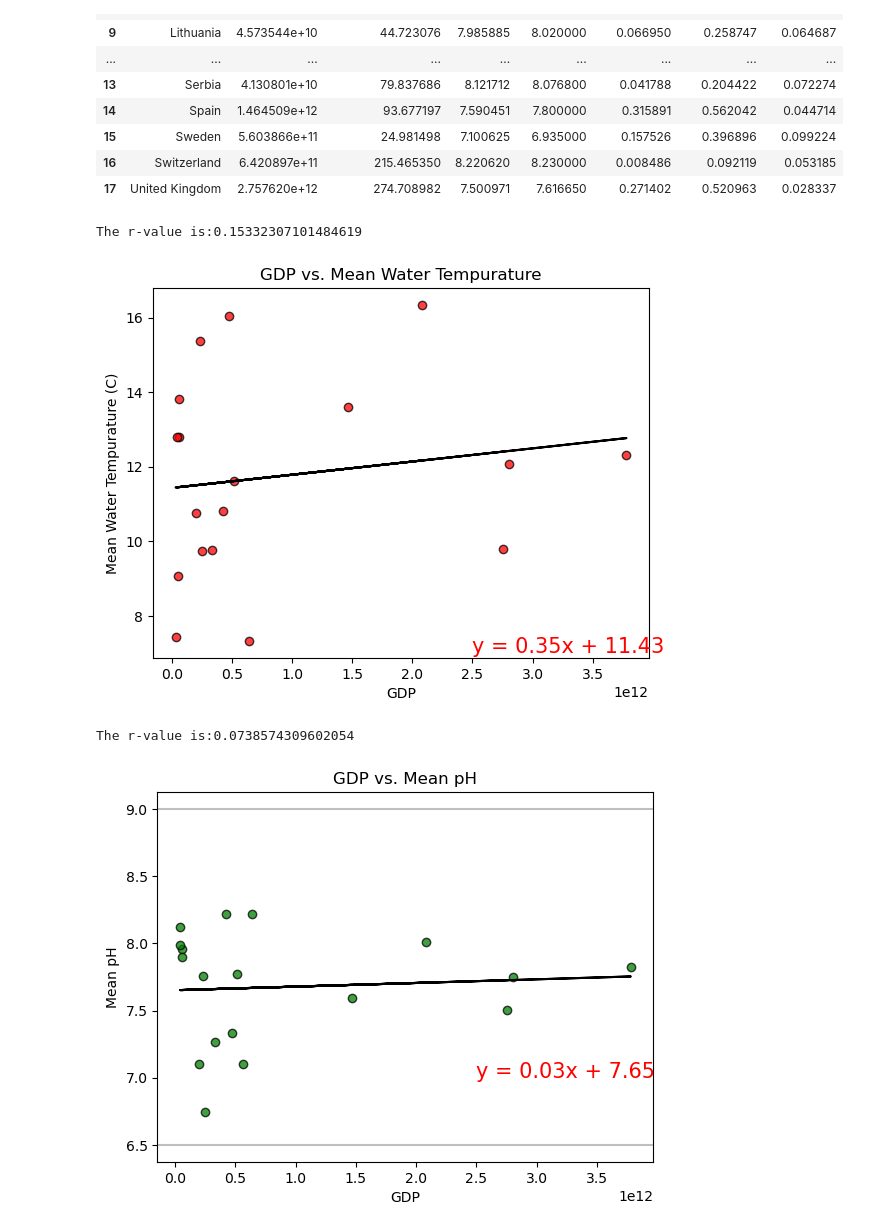
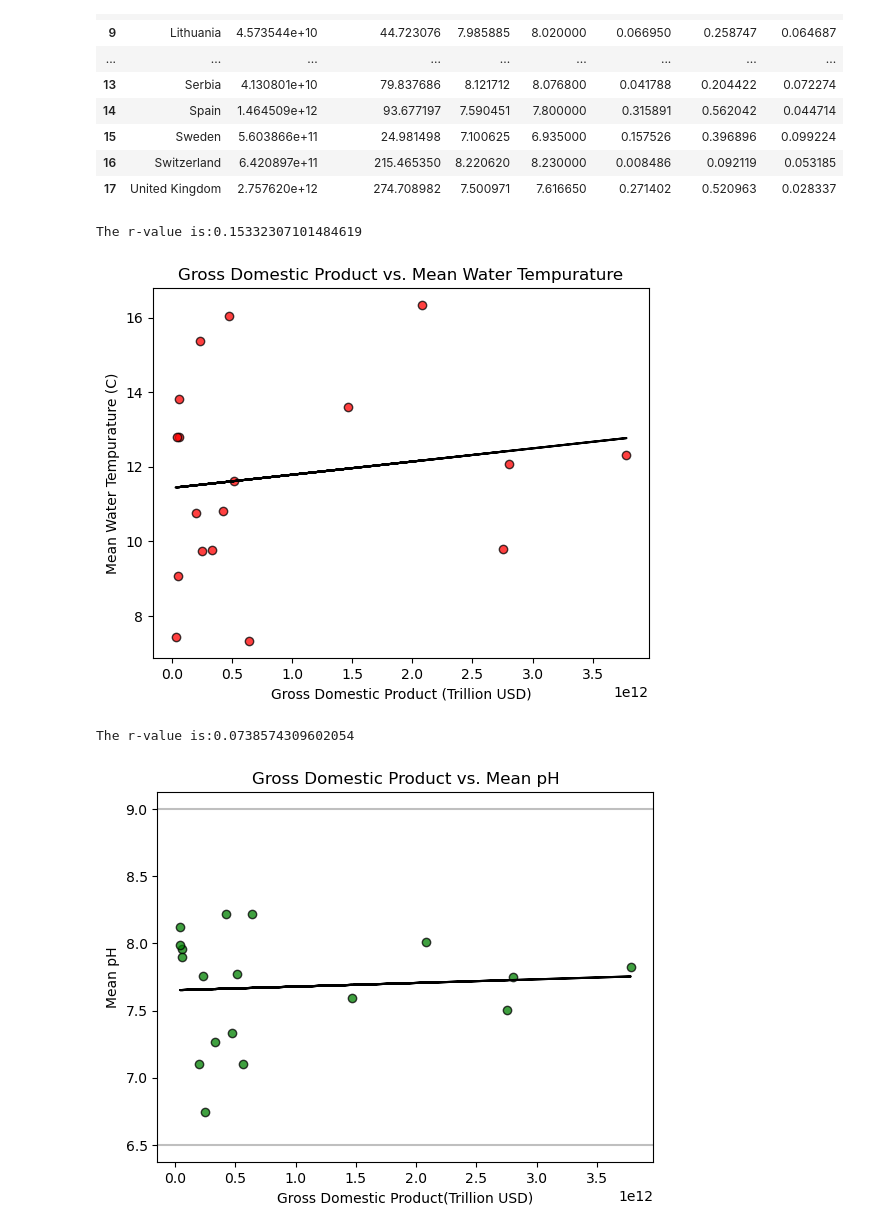
Before and after one commit to zhou0366/UMN_BootCamp_Project1_Group2, a Jupyter notebook: analysis.ipynb, the cells around one changed output. Saved outputs shown, nothing was run; the diff lists cells and outputs as text; code cells hidden in the pictures.

Commit message:
Made changes to Map and labels on graphs

```diff
--- a/analysis.ipynb
+++ b/analysis.ipynb
@@ -319,29 +302,27 @@ Country_pH_Stats
 | 16 | Switzerland | 6.420897e+11 | 215.465350 | 8.220620 | 8.230000 | 0.008486 | 0.092119 | 0.053185 |
 | 17 | United Kingdom | 2.757620e+12 | 274.708982 | 7.500971 | 7.616650 | 0.271402 | 0.520963 | 0.028337 |
 # %%
-def LinReg(x_data, y_data, annotate_position):
+def LinReg(x_data, y_data):
     slope, intercept, r, p, std_err=st.linregress(x_data, y_data)
     fit=slope*x_axis+intercept
     plt.plot(x_data, fit, '-', color='black', )
     line_eq = "y = " + str(round(slope*1000000000000,2)) + "x + " + str(round(intercept,2))
-    plt.annotate(line_eq,(annotate_position),fontsize=15,color="red")
     print(f'The r-value is:{r}')
 # %%
 # Build scatter plot with regression line for GDP vs Mean Temp
 x_axis=Country_Temp_Stats['GDP']
 y_axis=Country_Temp_Stats['Mean Temp']
 plt.scatter(x_axis, y_axis, marker='o', facecolors='red', edgecolors='black', alpha=0.75)
-Poss=2.5e12, 7
-LinReg(x_axis, y_axis, Poss)
-plt.title('GDP vs. Mean Water Tempurature')
-plt.xlabel('GDP')
+LinReg(x_axis, y_axis)
+plt.title('Gross Domestic Product vs. Mean Water Tempurature')
+plt.xlabel('Gross Domestic Product (Trillion USD)')
 plt.ylabel('Mean Water Tempurature (C)')
 # Save the figure
 # plt.savefig("output_data/GDP_MeanTemp_ScatterRegression.png")
 plt.show()
 # %% [output]
 The r-value is:0.15332307101484619
-[figure, old version]
+[figure, new version]
 # %%
 # Build scatter plot with regression line for GDP vs Mean pH
 x_axis=Country_pH_Stats['GDP']
@@ -349,17 +330,16 @@ y_axis=Country_pH_Stats['Mean pH']
 plt.axhline(y=6.5, color='gray', linestyle='-', alpha=0.5)
 plt.axhline(y=9, color='gray', linestyle='-', alpha=0.5)
 plt.scatter(x_axis, y_axis, marker='o', facecolors='green', edgecolors='black', alpha=0.75)
-Poss=2.5e12, 7
-LinReg(x_axis, y_axis, Poss)
-plt.title('GDP vs. Mean pH')
-plt.xlabel('GDP')
+LinReg(x_axis, y_axis)
+plt.title('Gross Domestic Product vs. Mean pH')
+plt.xlabel('Gross Domestic Product(Trillion USD)')
 plt.ylabel('Mean pH')
 # Save the figure
 # plt.savefig("output_data/GDP_MeanpH_ScatterRegression.png")
 plt.show()
 # %% [output]
 The r-value is:0.0738574309602054
-[figure, old version]
+[figure, new version]
 # %%
 # Build scatter plot with regression line for GDP vs Dissolved 0xygen
 x_axis=Country_O2_Stats['GDP']
```
Also changed, not shown: parts of 2 cells of this notebook, 2 other files.
